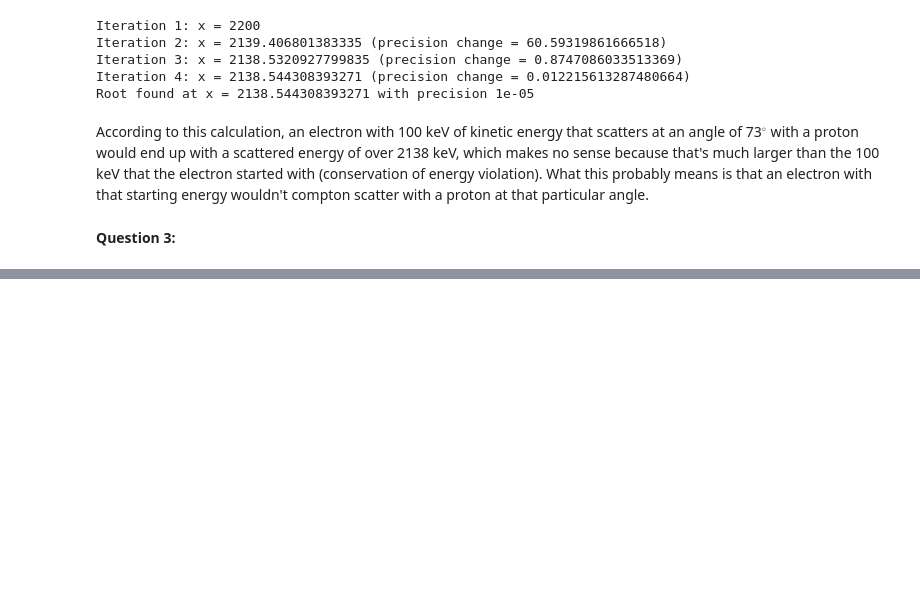
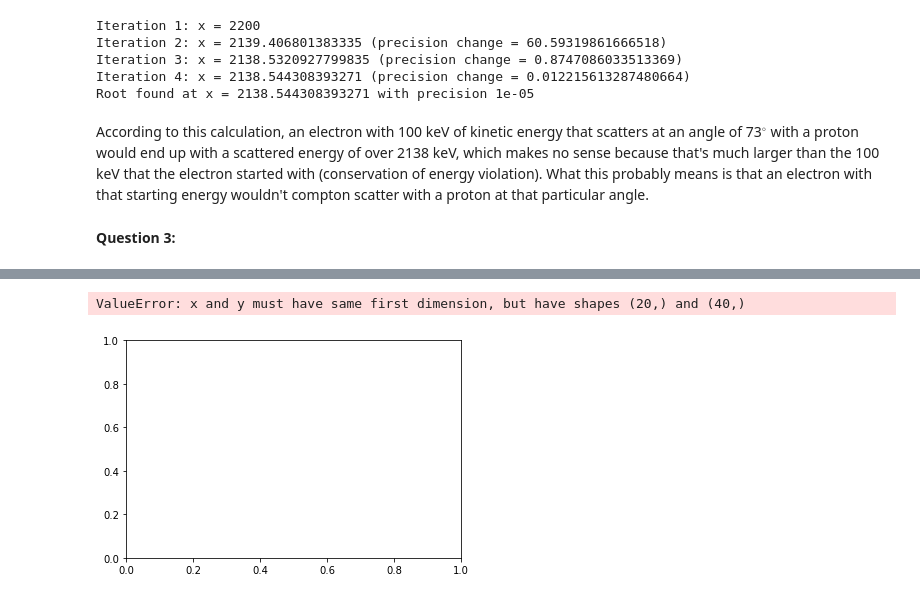
Before and after one commit to JSheare/Computational-Physics, a Jupyter notebook: Exercise Set 4.ipynb, the cells around one changed output, grey strips where cells are left out. Cells and saved outputs as stored; diff of their text form; code cells hidden in the pictures; blank space fills up the shorter version.

```diff
--- a/Exercise Set 4.ipynb
+++ b/Exercise Set 4.ipynb
@@ -325,0 +335,37 @@ According to this calculation, an electron with 100 keV of kinetic energy that s
+# %%
+# Part (b):
+def von_neumann_integration(a, b, N, alpha, function, weight_function, smallest_value, largest_value):
+    total_sum = 0.0
+    total_sum_squared = 0.0
+    number_accepted = 0
+    while number_accepted < N:
+        x = random.uniform(a, b)
+        y = random.uniform(smallest_value, largest_value)
+        if y < weight_function(x, alpha):
+            integrand = function(x, alpha)/weight_function(x, alpha)
+            total_sum += integrand
+            total_sum_squared += integrand**2
+            number_accepted += 1
+
+    result = (total_sum/N)*(b-a)
+    uncertainty = np.sqrt(((total_sum_squared/N) - (total_sum/N)**2)/N)
+    return result, uncertainty
+# %%
+prob_density = lambda rho, a: a**2 * rho**2 * np.e**(-2*a*rho)
+integrand = lambda rho, a: prob_density(a,rho) * -(1/rho)-(a/2)*(a-2/rho)
+weight_function = lambda rho, a: a**2 * rho*np.e**(-a*rho)
+alpha_array = np.arange(0, 2, 0.1)
+ex_H_array = np.array([])
+N = 10000
+for alpha in alpha_array:
+    integration = von_neumann_integration(0, 100000000, N, alpha, integrand, weight_function, -0.077, 0.5)
+    ex_H_array = np.append(ex_H_array, integration)
+
+plt.plot(alpha_array, ex_H_array)
+plt.xlabel('alpha')
+plt.ylabel('<H>')
+plt.title('Expectation value of H vs. alpha')
+plt.plot()
+# %% [output]
+ValueError: x and y must have same first dimension, but have shapes (20,) and (40,)
+[figure, added]
```
Also changed, not shown: parts of 10 cells of this notebook.
